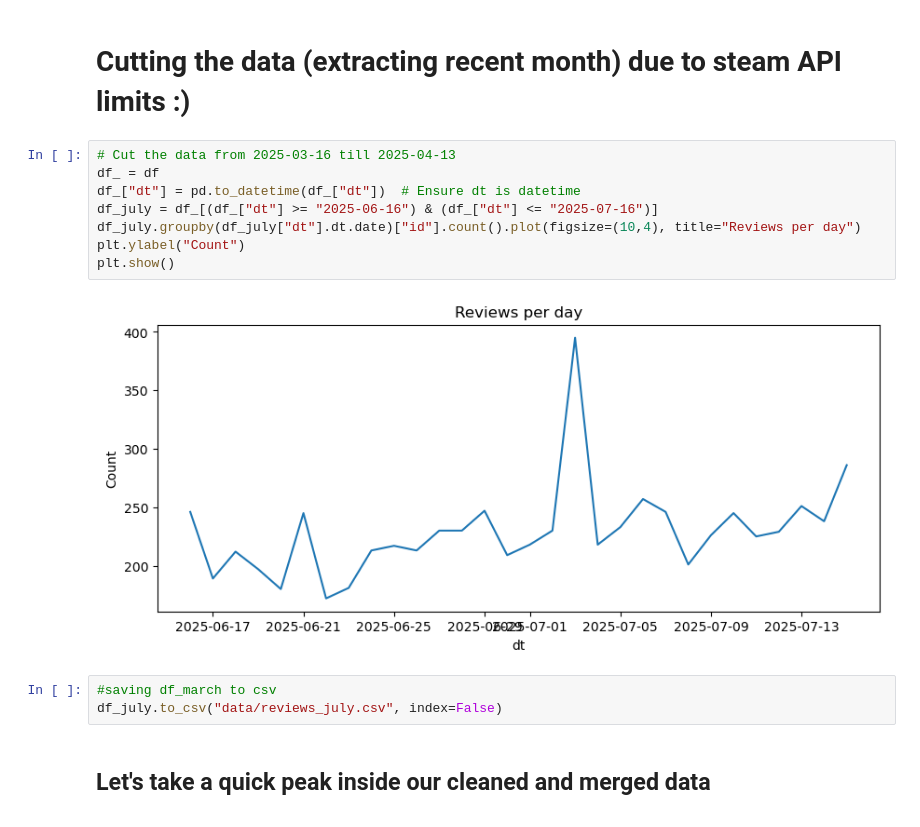
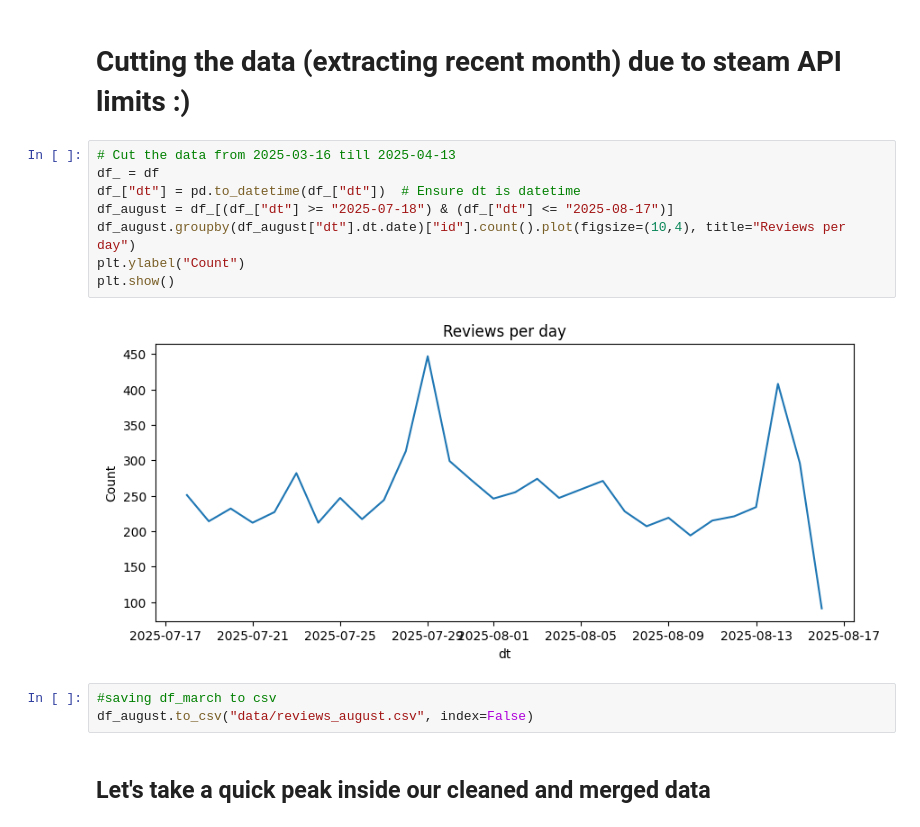
Before and after one commit to lior-benjman/DataSC-Essences, a Jupyter notebook: steam_full_pipeline.ipynb, the cells around one changed output. Drawn from its saved outputs; the diff is of its cells as text.

```diff
--- a/steam_full_pipeline.ipynb
+++ b/steam_full_pipeline.ipynb
@@ -136,16 +136,16 @@ max      3.099861e+06      0.937881   7832.000000  51664.350000
 # %%
 # Cut the data from 2025-03-16 till 2025-04-13
 df_ = df
 df_["dt"] = pd.to_datetime(df_["dt"])  # Ensure dt is datetime
-df_july = df_[(df_["dt"] >= "2025-06-16") & (df_["dt"] <= "2025-07-16")]
-df_july.groupby(df_july["dt"].dt.date)["id"].count().plot(figsize=(10,4), title="Reviews per day")
+df_august = df_[(df_["dt"] >= "2025-07-18") & (df_["dt"] <= "2025-08-17")]
+df_august.groupby(df_august["dt"].dt.date)["id"].count().plot(figsize=(10,4), title="Reviews per day")
 plt.ylabel("Count")
 plt.show()
 # %% [output]
-[figure, old version]
+[figure, new version]
 # %%
 #saving df_march to csv
-df_july.to_csv("data/reviews_july.csv", index=False)
+df_august.to_csv("data/reviews_august.csv", index=False)
 # %% [markdown]
 ## Let's take a quick peak inside our cleaned and merged data
 # %%
```
Also changed, not shown: parts of 11 cells of this notebook, 5 other files.
